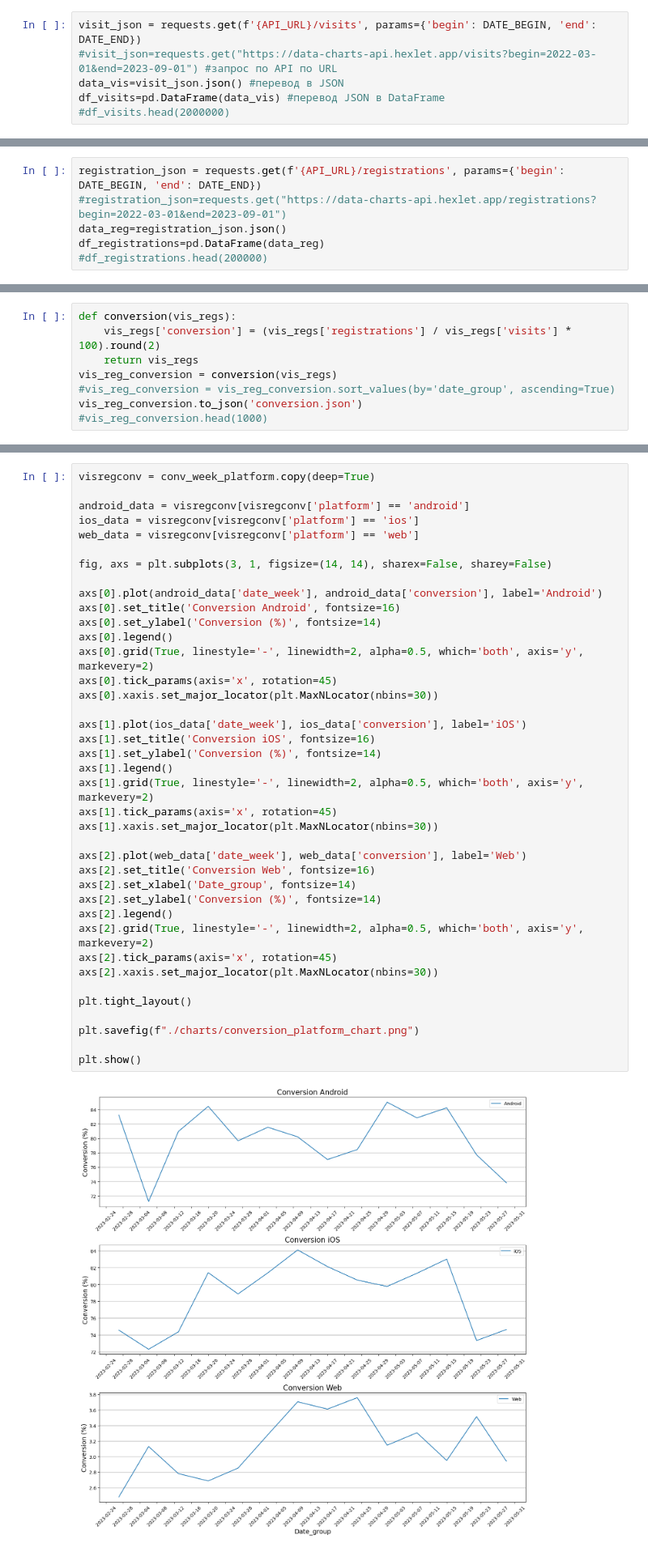
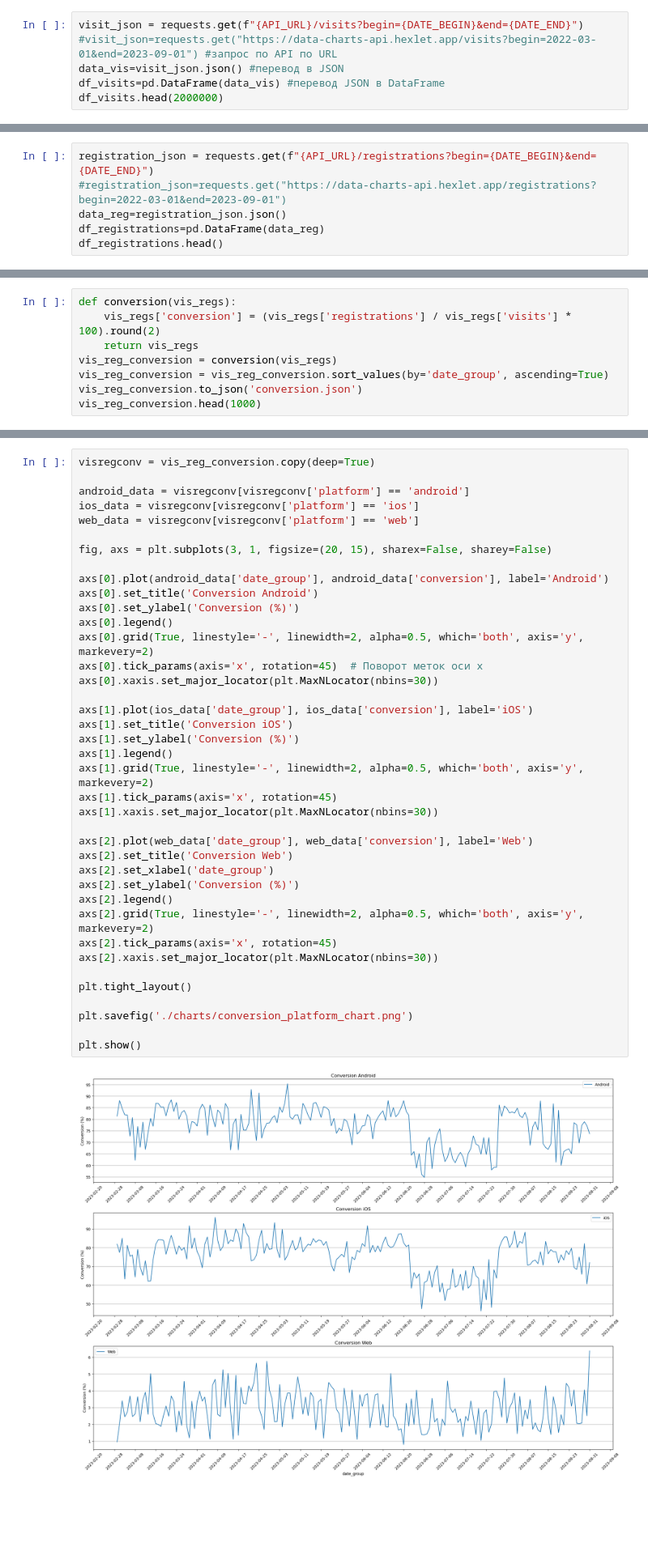
Before and after one commit to mrvdanilov/python-for-data-analysts-project-100, a Jupyter notebook: charts_project.ipynb, the cells around one changed output, grey strips where cells are left out. Shown at 81% size. Saved outputs shown, nothing was run; the diff lists cells and outputs as text; blank space fills up the shorter version.

```diff
--- a/charts_project.ipynb
+++ b/charts_project.ipynb
@@ -34,11 +27,11 @@ API_URL = os.getenv('API_URL')
 # %% [markdown]
 ### Запрос на данные по посещениям от даты 2023-03-01 до даты 2023-09-01:
 # %%
-visit_json = requests.get(f'{API_URL}/visits', params={'begin': DATE_BEGIN, 'end': DATE_END})
+visit_json = requests.get(f"{API_URL}/visits?begin={DATE_BEGIN}&end={DATE_END}")
 #visit_json=requests.get("https://data-charts-api.hexlet.app/visits?begin=2022-03-01&end=2023-09-01") #запрос по API по URL
 data_vis=visit_json.json() #перевод в JSON
 df_visits=pd.DataFrame(data_vis) #перевод JSON в DataFrame
-#df_visits.head(2000000)
+df_visits.head(2000000)
 # %% [output]
 |  | datetime | platform | user_agent | visit_id |
 | 0 | Wed, 01 Mar 2023 10:36:22 GMT | web | Mozilla/5.0 (Windows NT 10.0; Win... | 1de9ea66-70d3-4a1f-8735-df5ef7697fb9 |
@@ -56,11 +49,11 @@ df_visits=pd.DataFrame(data_vis) #перевод JSON в DataFrame
 # %% [markdown]
 ### Запрос на данные по регистрациям от даты 2023-03-01 до даты 2023-09-01:
 # %%
-registration_json = requests.get(f'{API_URL}/registrations', params={'begin': DATE_BEGIN, 'end': DATE_END})
+registration_json = requests.get(f"{API_URL}/registrations?begin={DATE_BEGIN}&end={DATE_END}")
 #registration_json=requests.get("https://data-charts-api.hexlet.app/registrations?begin=2022-03-01&end=2023-09-01")
 data_reg=registration_json.json()
 df_registrations=pd.DataFrame(data_reg)
-#df_registrations.head(200000)
+df_registrations.head()
 # %% [output]
 |  | datetime | email | platform | registration_type | user_id |
 | 0 | Wed, 01 Mar 2023 07:40:13 GMT | ebyrd@example.org | web | google | 2e0f6bb8-b029-4f45-a786-2b53990d37f1 |
@@ -122,6 +150,6 @@ def conversion(vis_regs):
     vis_regs['conversion'] = (vis_regs['registrations'] / vis_regs['visits'] * 100).round(2)
     return vis_regs
 vis_reg_conversion = conversion(vis_regs)
-#vis_reg_conversion = vis_reg_conversion.sort_values(by='date_group', ascending=True)
+vis_reg_conversion = vis_reg_conversion.sort_values(by='date_group', ascending=True)
 vis_reg_conversion.to_json('conversion.json')
-#vis_reg_conversion.head(1000)
+vis_reg_conversion.head(1000)
@@ -290,46 +334,46 @@ pie_chart_for_registrations(registrations_by_platform)
 # %% [markdown]
 ## Конверсия по каждой платформе
 # %%
-visregconv = conv_week_platform.copy(deep=True)
+visregconv = vis_reg_conversion.copy(deep=True)
 
 android_data = visregconv[visregconv['platform'] == 'android']
 ios_data = visregconv[visregconv['platform'] == 'ios']
 web_data = visregconv[visregconv['platform'] == 'web']
 
-fig, axs = plt.subplots(3, 1, figsize=(14, 14), sharex=False, sharey=False)
+fig, axs = plt.subplots(3, 1, figsize=(20, 15), sharex=False, sharey=False)
 
-axs[0].plot(android_data['date_week'], android_data['conversion'], label='Android')
-axs[0].set_title('Conversion Android', fontsize=16)
-axs[0].set_ylabel('Conversion (%)', fontsize=14)
+axs[0].plot(android_data['date_group'], android_data['conversion'], label='Android')
+axs[0].set_title('Conversion Android')
+axs[0].set_ylabel('Conversion (%)')
 axs[0].legend()
 axs[0].grid(True, linestyle='-', linewidth=2, alpha=0.5, which='both', axis='y', markevery=2)
-axs[0].tick_params(axis='x', rotation=45)
+axs[0].tick_params(axis='x', rotation=45)  # Поворот меток оси x
 axs[0].xaxis.set_major_locator(plt.MaxNLocator(nbins=30))
 
-axs[1].plot(ios_data['date_week'], ios_data['conversion'], label='iOS')
-axs[1].set_title('Conversion iOS', fontsize=16)
-axs[1].set_ylabel('Conversion (%)', fontsize=14)
+axs[1].plot(ios_data['date_group'], ios_data['conversion'], label='iOS')
+axs[1].set_title('Conversion iOS')
+axs[1].set_ylabel('Conversion (%)')
 axs[1].legend()
 axs[1].grid(True, linestyle='-', linewidth=2, alpha=0.5, which='both', axis='y', markevery=2)
 axs[1].tick_params(axis='x', rotation=45)
 axs[1].xaxis.set_major_locator(plt.MaxNLocator(nbins=30))
 
-axs[2].plot(web_data['date_week'], web_data['conversion'], label='Web')
-axs[2].set_title('Conversion Web', fontsize=16)
-axs[2].set_xlabel('Date_group', fontsize=14)
-axs[2].set_ylabel('Conversion (%)', fontsize=14)
+axs[2].plot(web_data['date_group'], web_data['conversion'], label='Web')
+axs[2].set_title('Conversion Web')
+axs[2].set_xlabel('date_group')
+axs[2].set_ylabel('Conversion (%)')
 axs[2].legend()
 axs[2].grid(True, linestyle='-', linewidth=2, alpha=0.5, which='both', axis='y', markevery=2)
 axs[2].tick_params(axis='x', rotation=45)
 axs[2].xaxis.set_major_locator(plt.MaxNLocator(nbins=30))
 
 plt.tight_layout()
 
-plt.savefig(f"./charts/conversion_platform_chart.png")
+plt.savefig('./charts/conversion_platform_chart.png')
 
 plt.show()
 # %% [output]
-[figure, old version]
+[figure, new version]
 # %% [markdown]
 ## Средняя конверсия
 # %%
```
Also changed, not shown: parts of 33 cells of this notebook, 16 other files.
